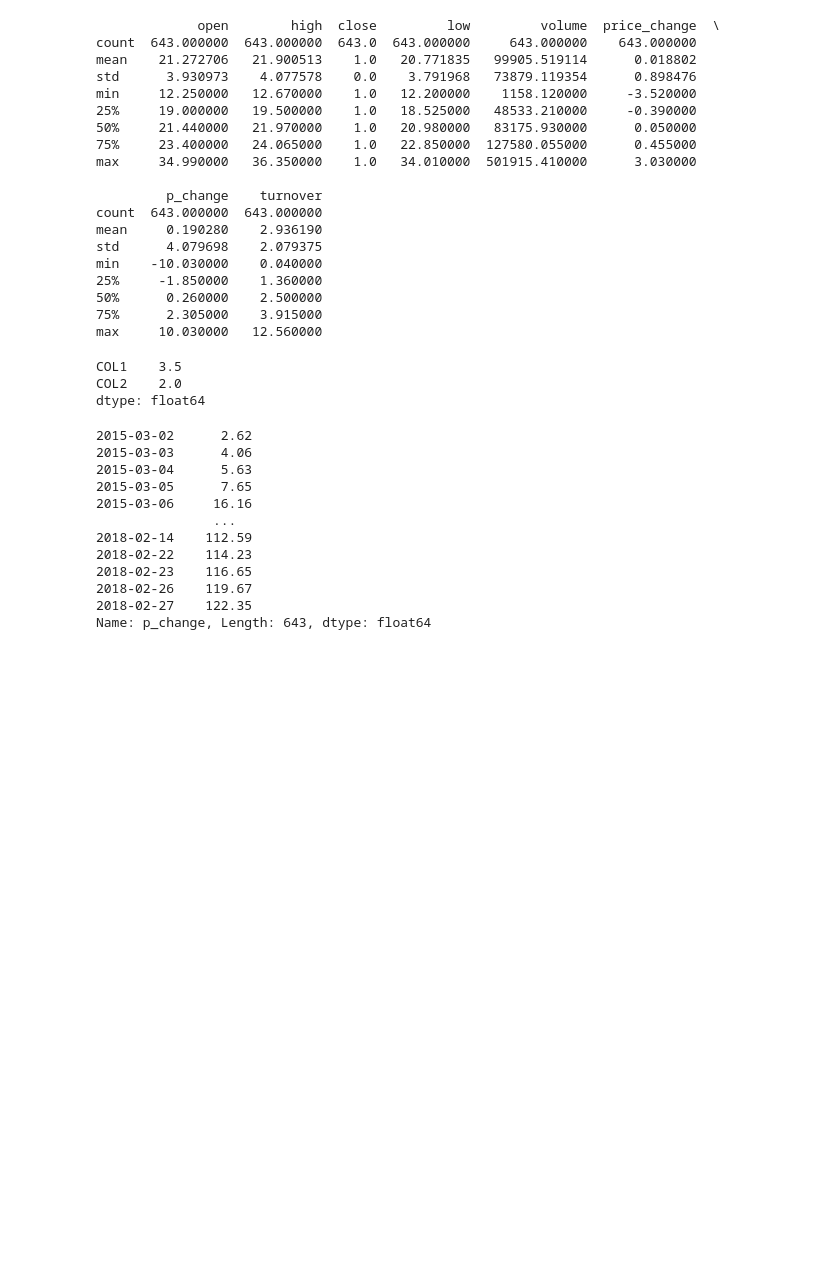
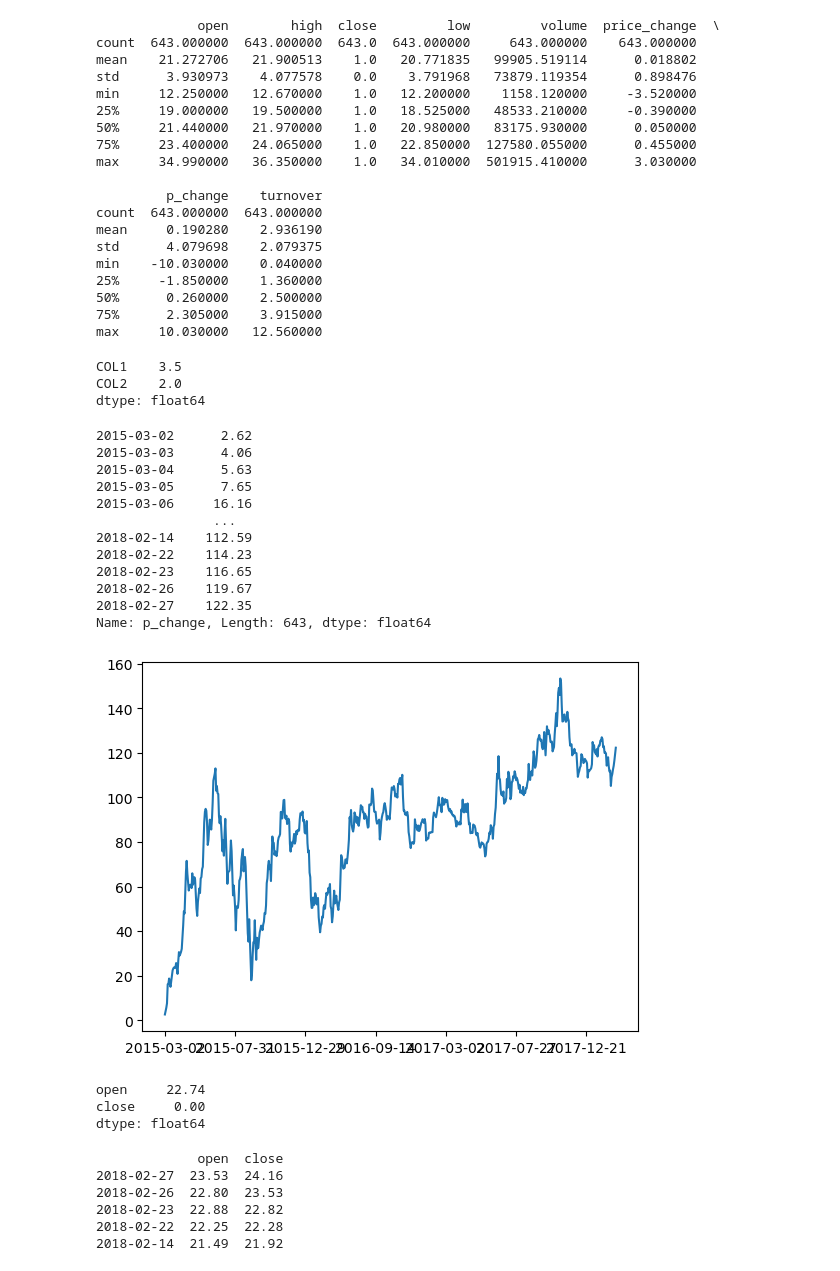
Before and after one commit to emptystack1024/MyPythonProject, a Jupyter notebook: 黑马程序员/黑马.ipynb, the cells around one changed output. Drawn from its saved outputs; the diff is of its cells as text; code cells hidden in the pictures; blank space fills up the shorter version.

```diff
--- a/黑马程序员/黑马.ipynb
+++ b/黑马程序员/黑马.ipynb
@@ -1126,3 +1126,29 @@ print(stock_rise.cumsum())
 2018-02-26    119.67
 2018-02-27    122.35
 Name: p_change, Length: 643, dtype: float64
+# %%
+import matplotlib.pyplot as plt
+
+stock_rise.cumsum().plot()
+
+plt.show()
+# %% [output]
+[figure, added]
+# %%
+# 定义一个求 最大值减去最小值 的函数
+print(data[['open','close']].apply(lambda  x: x.max()-x.min() , axis = 0))
+# %% [output]
+open     22.74
+close     0.00
+dtype: float64
+# %%
+data = pd.read_csv("./stock_day.csv",usecols = ['open','close'])
+
+print(data.head())
+# %% [output]
+             open  close
+2018-02-27  23.53  24.16
+2018-02-26  22.80  23.53
+2018-02-23  22.88  22.82
+2018-02-22  22.25  22.28
+2018-02-14  21.49  21.92
```
Also changed, not shown: parts of 5 cells of this notebook, 5 other files.
